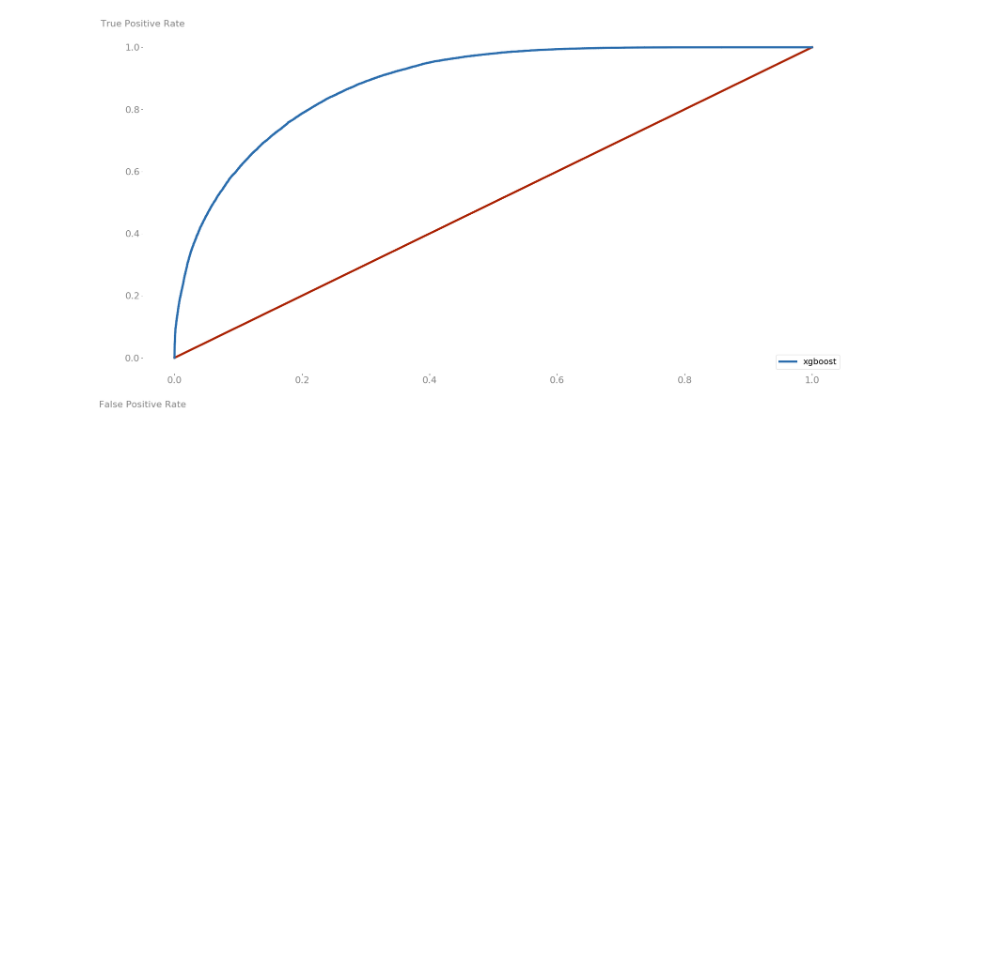
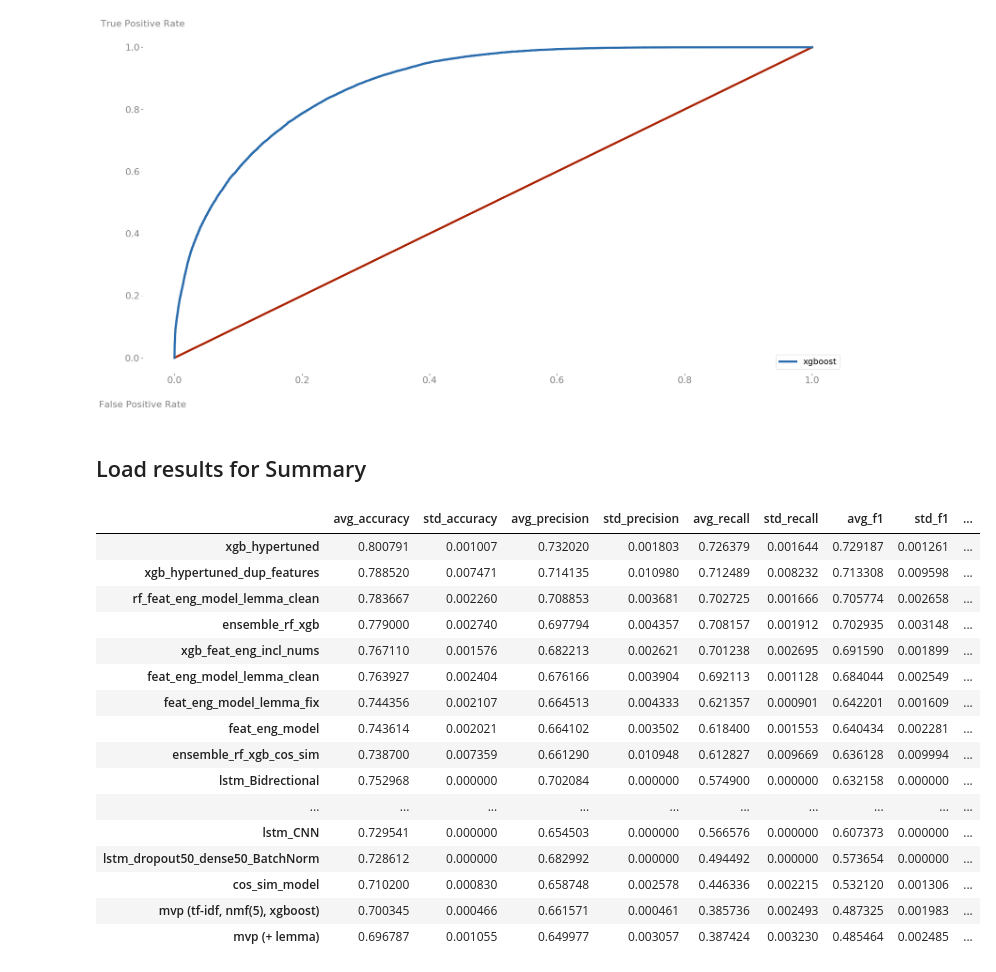
Before and after one commit to jason-sa/question_intent_classification, a Jupyter notebook: py_files/Visualizations.ipynb, the cells around one changed output. Cells and saved outputs as stored; diff of their text form; code cells hidden in the pictures; blank space fills up the shorter version.

Commit message:
completed summary

```diff
--- a/py_files/Visualizations.ipynb
+++ b/py_files/Visualizations.ipynb
@@ -523,3 +523,28 @@ for label in (ax.get_yticklabels() + ax.get_xticklabels()):
 # %% [output]
 ''
 [figure]
+# %% [markdown]
+## Load results for Summary
+# %%
+results = utils.load('results')
+# %%
+sorted_results = results.sort_values('avg_auc', ascending=False)
+sorted_results
+# %% [output]
+|  | avg_accuracy | std_accuracy | avg_precision | std_precision | avg_recall | std_recall | avg_f1 | std_f1 | ... |
+| xgb_hypertuned | 0.800791 | 0.001007 | 0.732020 | 0.001803 | 0.726379 | 0.001644 | 0.729187 | 0.001261 | ... |
+| xgb_hypertuned_dup_features | 0.788520 | 0.007471 | 0.714135 | 0.010980 | 0.712489 | 0.008232 | 0.713308 | 0.009598 | ... |
+| rf_feat_eng_model_lemma_clean | 0.783667 | 0.002260 | 0.708853 | 0.003681 | 0.702725 | 0.001666 | 0.705774 | 0.002658 | ... |
+| ensemble_rf_xgb | 0.779000 | 0.002740 | 0.697794 | 0.004357 | 0.708157 | 0.001912 | 0.702935 | 0.003148 | ... |
+| xgb_feat_eng_incl_nums | 0.767110 | 0.001576 | 0.682213 | 0.002621 | 0.701238 | 0.002695 | 0.691590 | 0.001899 | ... |
+| feat_eng_model_lemma_clean | 0.763927 | 0.002404 | 0.676166 | 0.003904 | 0.692113 | 0.001128 | 0.684044 | 0.002549 | ... |
+| feat_eng_model_lemma_fix | 0.744356 | 0.002107 | 0.664513 | 0.004333 | 0.621357 | 0.000901 | 0.642201 | 0.001609 | ... |
+| feat_eng_model | 0.743614 | 0.002021 | 0.664102 | 0.003502 | 0.618400 | 0.001553 | 0.640434 | 0.002281 | ... |
+| ensemble_rf_xgb_cos_sim | 0.738700 | 0.007359 | 0.661290 | 0.010948 | 0.612827 | 0.009669 | 0.636128 | 0.009994 | ... |
+| lstm_Bidrectional | 0.752968 | 0.000000 | 0.702084 | 0.000000 | 0.574900 | 0.000000 | 0.632158 | 0.000000 | ... |
+| ... | ... | ... | ... | ... | ... | ... | ... | ... | ... |
+| lstm_CNN | 0.729541 | 0.000000 | 0.654503 | 0.000000 | 0.566576 | 0.000000 | 0.607373 | 0.000000 | ... |
+| lstm_dropout50_dense50_BatchNorm | 0.728612 | 0.000000 | 0.682992 | 0.000000 | 0.494492 | 0.000000 | 0.573654 | 0.000000 | ... |
+| cos_sim_model | 0.710200 | 0.000830 | 0.658748 | 0.002578 | 0.446336 | 0.002215 | 0.532120 | 0.001306 | ... |
+| mvp (tf-idf, nmf(5), xgboost) | 0.700345 | 0.000466 | 0.661571 | 0.000461 | 0.385736 | 0.002493 | 0.487325 | 0.001983 | ... |
+| mvp (+ lemma) | 0.696787 | 0.001055 | 0.649977 | 0.003057 | 0.387424 | 0.003230 | 0.485464 | 0.002485 | ... |
```
Also changed, not shown: parts of 2 cells of this notebook, 7 other files.
